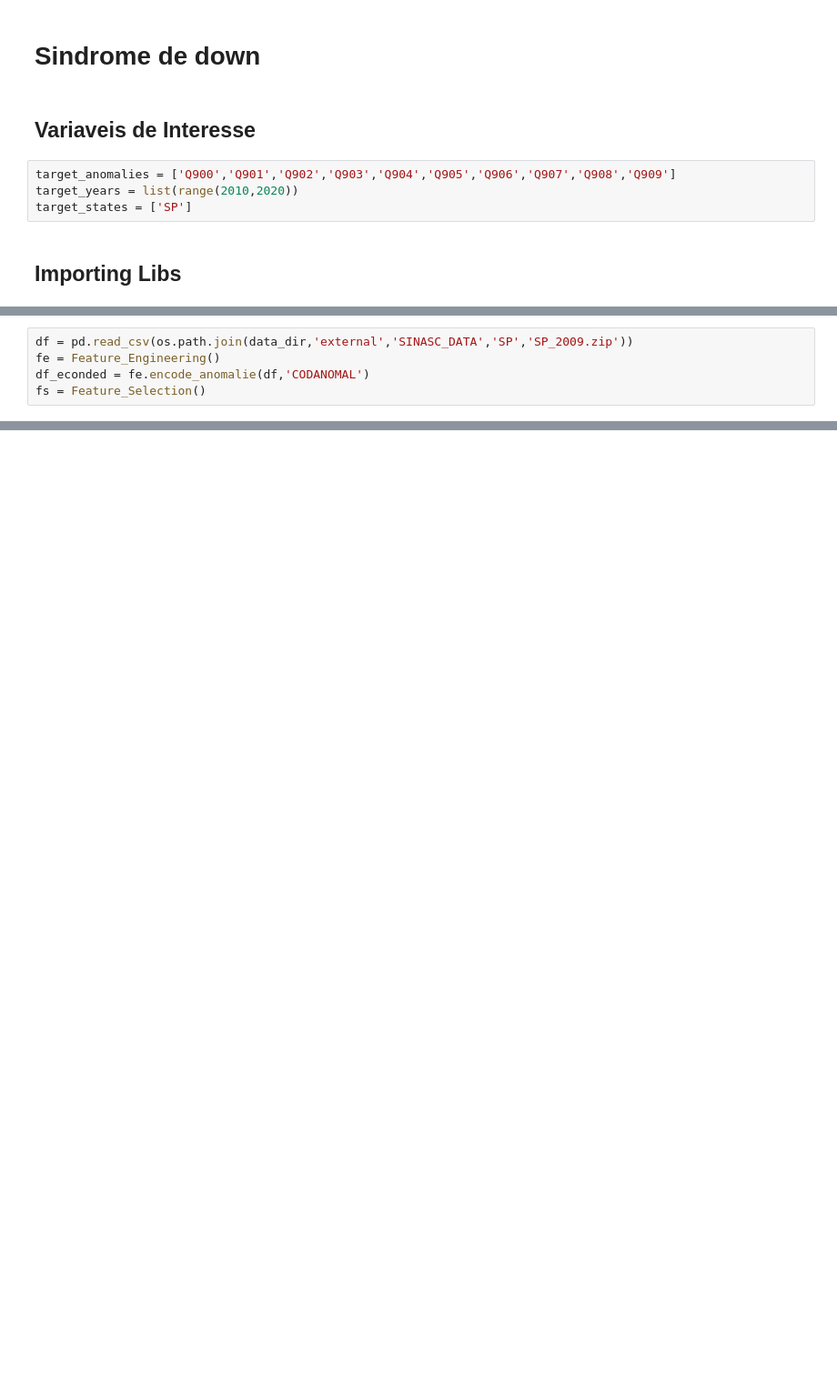
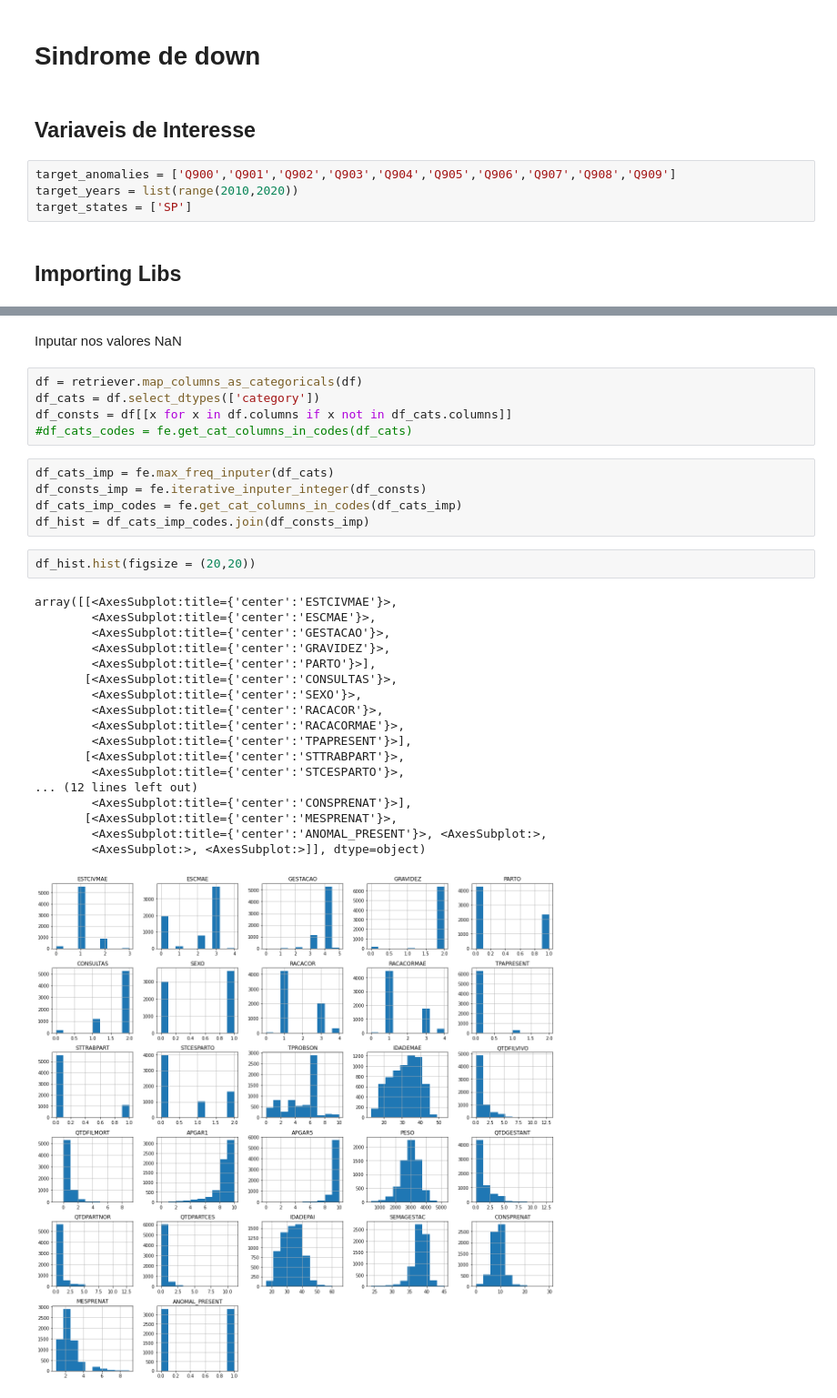
Before and after one commit to math-sasso/data_science_for_health_unicamp, a Jupyter notebook: notebooks/sindrome_down.ipynb, the cells around one changed output, grey strips where cells are left out. Shown at 91% size. Drawn from its saved outputs; the diff is of its cells as text; blank space fills up the shorter version.

```diff
--- a/notebooks/sindrome_down.ipynb
+++ b/notebooks/sindrome_down.ipynb
@@ -48,5 +47,0 @@ NameError: name 'SINASC_Retriever' is not defined
-# %%
-df = pd.read_csv(os.path.join(data_dir,'external','SINASC_DATA','SP','SP_2009.zip'))
-fe = Feature_Engineering()
-df_econded = fe.encode_anomalie(df,'CODANOMAL')
-fs = Feature_Selection()
@@ -54,0 +102,33 @@ target_correlation = fs.get_correlation_with_target(df_econded,target_anomal,'pe
+# %% [markdown]
+Inputar nos valores NaN
+# %%
+df = retriever.map_columns_as_categoricals(df)
+df_cats = df.select_dtypes(['category'])
+df_consts = df[[x for x in df.columns if x not in df_cats.columns]]
+#df_cats_codes = fe.get_cat_columns_in_codes(df_cats)
+# %%
+df_cats_imp = fe.max_freq_inputer(df_cats)
+df_consts_imp = fe.iterative_inputer_integer(df_consts)
+df_cats_imp_codes = fe.get_cat_columns_in_codes(df_cats_imp)
+df_hist = df_cats_imp_codes.join(df_consts_imp)
+# %%
+df_hist.hist(figsize = (20,20))
+# %% [output]
+array([[<AxesSubplot:title={'center':'ESTCIVMAE'}>,
+        <AxesSubplot:title={'center':'ESCMAE'}>,
+        <AxesSubplot:title={'center':'GESTACAO'}>,
+        <AxesSubplot:title={'center':'GRAVIDEZ'}>,
+        <AxesSubplot:title={'center':'PARTO'}>],
+       [<AxesSubplot:title={'center':'CONSULTAS'}>,
+        <AxesSubplot:title={'center':'SEXO'}>,
+        <AxesSubplot:title={'center':'RACACOR'}>,
+        <AxesSubplot:title={'center':'RACACORMAE'}>,
+        <AxesSubplot:title={'center':'TPAPRESENT'}>],
+       [<AxesSubplot:title={'center':'STTRABPART'}>,
+        <AxesSubplot:title={'center':'STCESPARTO'}>,
+... (12 lines left out)
+        <AxesSubplot:title={'center':'CONSPRENAT'}>],
+       [<AxesSubplot:title={'center':'MESPRENAT'}>,
+        <AxesSubplot:title={'center':'ANOMAL_PRESENT'}>, <AxesSubplot:>,
+        <AxesSubplot:>, <AxesSubplot:>]], dtype=object)
+[figure, added]
```
Also changed, not shown: parts of 37 cells of this notebook, 4 other files.
